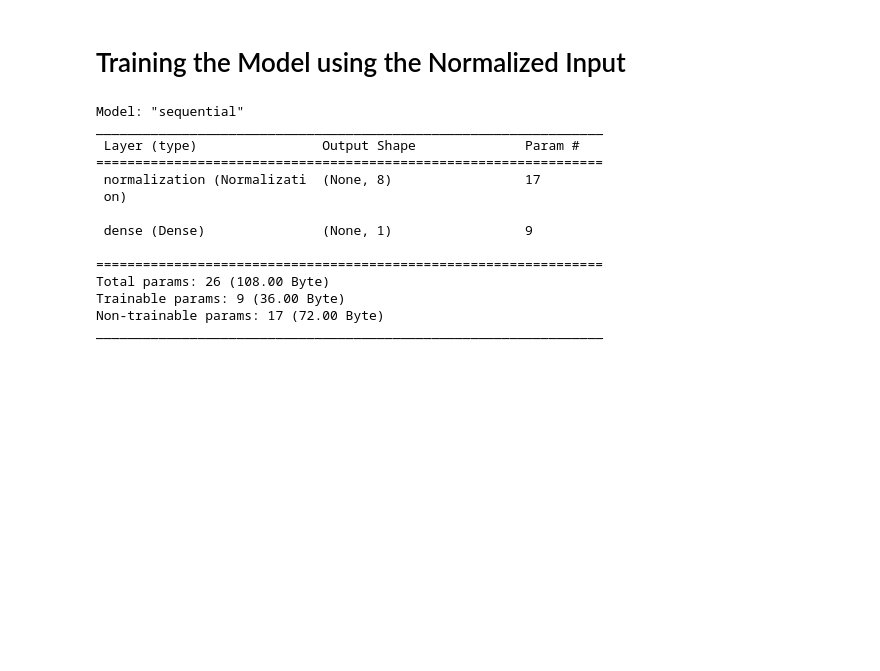
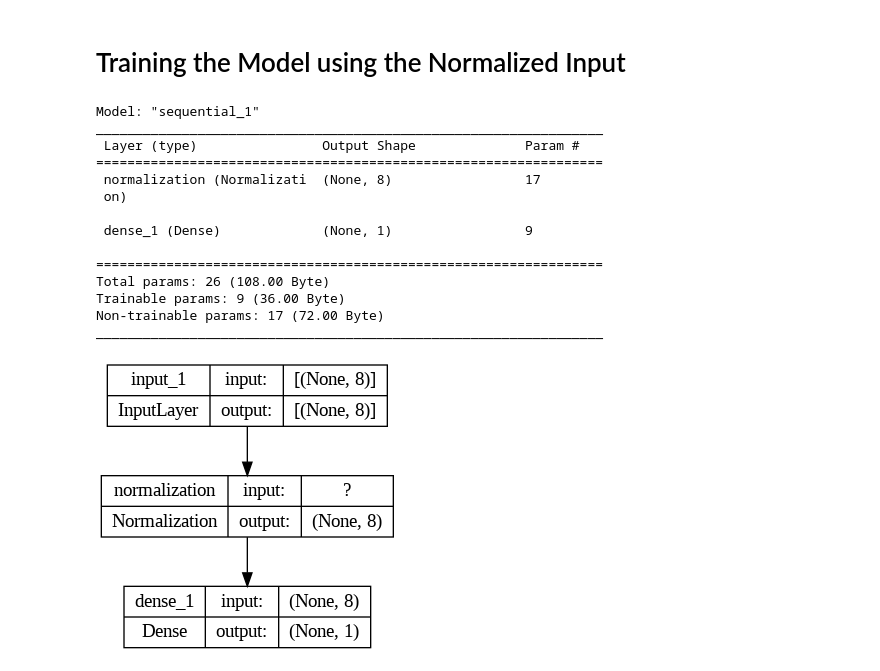
Before and after one commit to chinweeee/Automobile_Resale_Value_Forecaster, a Jupyter notebook: Automobile_Resale_Value_Forecaster_Regression_Model_and_Neural_Network.ipynb, the cells around one changed output. Saved outputs shown, nothing was run; the diff lists cells and outputs as text; code cells hidden in the pictures; blank space fills up the shorter version.

```diff
--- a/Automobile_Resale_Value_Forecaster_Regression_Model_and_Neural_Network.ipynb
+++ b/Automobile_Resale_Value_Forecaster_Regression_Model_and_Neural_Network.ipynb
@@ -113,23 +113,36 @@ array([[-1.4904963 , -1.0959483 ,  0.00855905, -0.91815984,  0.6167481 ,
 # %% [markdown]
 # Training the Model using the Normalized Input
 # %%
-model = tf.keras.Sequential()
-model.add(normalizer)
-model.add(Dense(1))
+# model = tf.keras.Sequential()
+# model.add(normalizer)
+# model.add(Dense(1))
 
+# model.summary()
+
+model = tf.keras.Sequential([
+      InputLayer(input_shape = (8,))
+      , normalizer
+      , Dense(1)
+])
 model.summary()
 # %% [output]
-Model: "sequential"
+Model: "sequential_1"
 _________________________________________________________________
  Layer (type)                Output Shape              Param #
 =================================================================
  normalization (Normalizati  (None, 8)                 17
  on)
 
- dense (Dense)               (None, 1)                 9
+ dense_1 (Dense)             (None, 1)                 9
 
 =================================================================
 Total params: 26 (108.00 Byte)
 Trainable params: 9 (36.00 Byte)
 Non-trainable params: 17 (72.00 Byte)
 _________________________________________________________________
+# %%
+#Plot the Model
+
+tf.keras.utils.plot_model(model, to_file="model.png", show_shapes=True)
+# %% [output]
+[figure, added]
```
Also changed, not shown: parts of 1 cell of this notebook.
